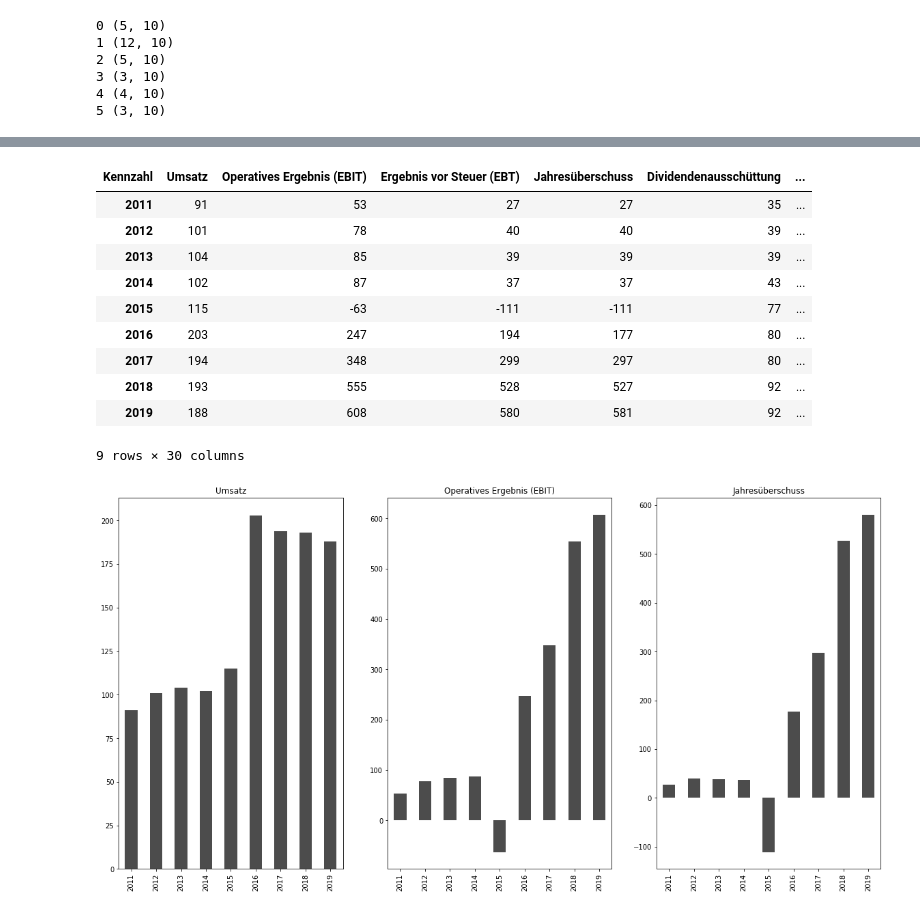
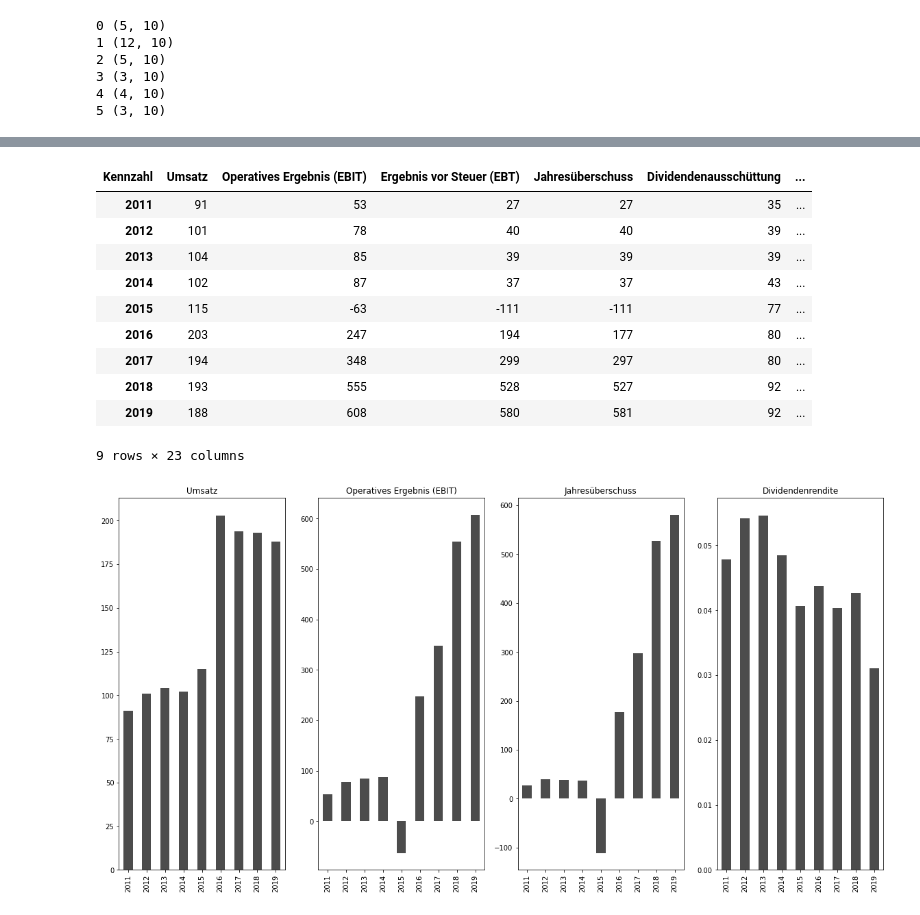
Before and after one commit to floriandotpy/data-playground, a Jupyter notebook: fundamental-haspax.ipynb, the cells around one changed output, grey strips where cells are left out. Drawn from its saved outputs; the diff is of its cells as text; code cells hidden in the pictures.

Commit message:
Fix parsing of German regional formats

```diff
--- a/fundamental-haspax.ipynb
+++ b/fundamental-haspax.ipynb
@@ -23,7 +26,13 @@ You should consider upgrading via the '/Users/flo/miniconda3/envs/learn-ml/bin/p
 # - Use requests.get() instead to load the HTML
 # - preprocess the table contents (remove `.` and replace `,` with `.`)
 # - pass the html string to pd.read_html()
-tables = pd.read_html('https://www.boerse.de/fundamental-analyse/Alstria-Office-REIT--Aktie/DE000A0LD2U1')
+tables = pd.read_html(
+    'https://www.boerse.de/fundamental-analyse/Alstria-Office-REIT--Aktie/DE000A0LD2U1',
+    # Support German dates
+    thousands='.',
+    decimal=',',
+    na_values=['-']
+)
 # %%
 # add years to KGV table, because html table is missing the header
 tables[7].columns = tables[6].columns
@@ -77,0 +87,22 @@ fundamental
+# %%
+# def convert_percent_str(num_str):
+#     """
+#     Converts str '-2,89%' into float `-.0289`
+#     Converts str '12,61%' into float `-.1261`
+#     Only affects strings that contain '%'
+#     """
+#     if not type(num_str) == str or not '%' in num_str:
+#         return num_str
+#     return float(num_str.replace(',', '.').replace('%', '')) / 100
+# convert_percent_str('-2,89%')
+def convert_percent_series(series):
+    return series.str.replace(',', '.').str.replace('%', '').astype('float') / 100
+
+rows_with_percent = ['Umsatzrendite', 'Gesamtkapitalrendite', 'Dividendenrendite']
+fundamental.loc[rows_with_percent] = (
+    fundamental.loc[rows_with_percent]
+    .apply(convert_percent_series, axis=0)
+)
+
+
+fundamental
@@ -89,19 +139,20 @@ fund_T
 | 2017 | 194 | 348 | 299 | 297 | 80 | ... |
 | 2018 | 193 | 555 | 528 | 527 | 92 | ... |
 | 2019 | 188 | 608 | 580 | 581 | 92 | ... |
-9 rows × 30 columns
+9 rows × 23 columns
 # %%
-fig, axes = plt.subplots(1, 3, figsize=(20, 10))
+fig, axes = plt.subplots(1, 4, figsize=(20, 10))
 for i, kennzahl in enumerate([
         'Umsatz',
         'Operatives Ergebnis (EBIT)',
-        'Jahresüberschuss'
+        'Jahresüberschuss',
+        'Dividendenrendite'
     ]):
 
     fund_T[kennzahl].plot.bar(
         ax=axes[i],
         color='k',
         alpha=.7,
         title=kennzahl)
 # %% [output]
-[figure, old version]
+[figure, new version]
```
Also changed, not shown: parts of 4 cells of this notebook.
